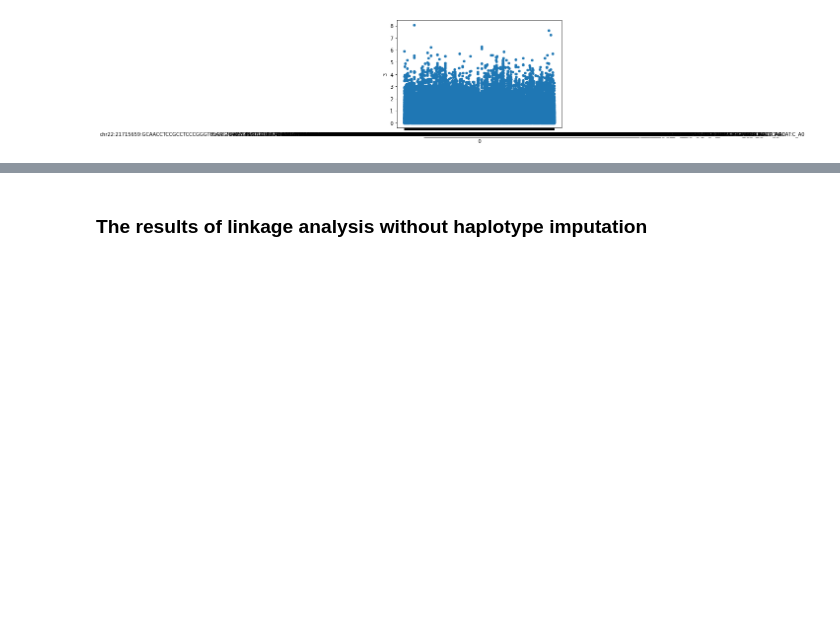
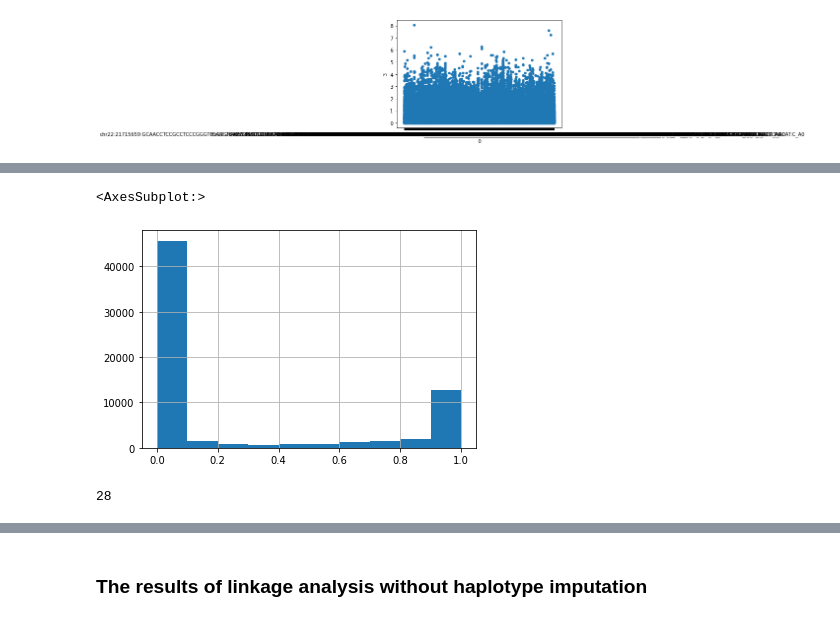
Before and after one commit to gaow/SEQLinkage, a Jupyter notebook: nbs/Result_summary_python.ipynb, the cells around one changed output, grey strips where cells are left out. Saved outputs shown, nothing was run; the diff lists cells and outputs as text; code cells hidden in the pictures; blank space fills up the shorter version.

```diff
--- a/nbs/Result_summary_python.ipynb
+++ b/nbs/Result_summary_python.ipynb
@@ -318,0 +339,2 @@ sum(tmp.LOD>3.3)
+# %%
+path_ress=glob.glob('../data/wg20220316/chr22test/tmp/CACHE/chr22test*cutoff0.05unimputed.besthlod')
@@ -318,0 +361,18 @@ sum(tmp.LOD>3.3)
+# %%
+smy_ress=[]
+for path in path_ress:
+    with open(path, 'rb') as handle:
+        smy_ress.append(pickle.load(handle))
+# %%
+smy_ress = pd.concat(smy_ress)
+# %%
+smy_ress=smy_ress.sort_values(0)
+# %%
+smy_ress[2].hist()
+# %% [output]
+<AxesSubplot:>
+[figure, added]
+# %%
+sum(smy_ress[3]>3.3)
+# %% [output]
+28
```
Also changed, not shown: parts of 20 cells of this notebook, 8 other files.
